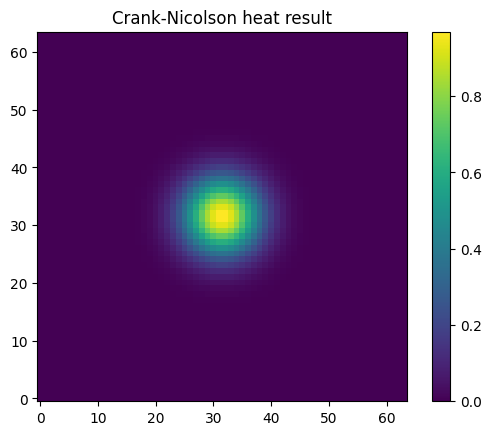
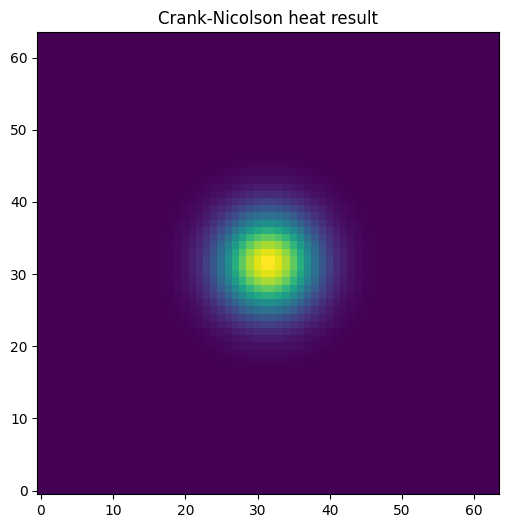
The notebook cell's code change between the first figure and the second:
--- before
+++ after
@@ -19,3 +19,4 @@
 
 bc.apply(u)
-quick_plot_2d(u.interior, title="Crank-Nicolson heat result")
+fig, ax = quick_plot_2d(u.interior, title="Crank-Nicolson heat result")
+plt.show()

Commit: updating utils quick_plot function to return fig,ax instead of plot